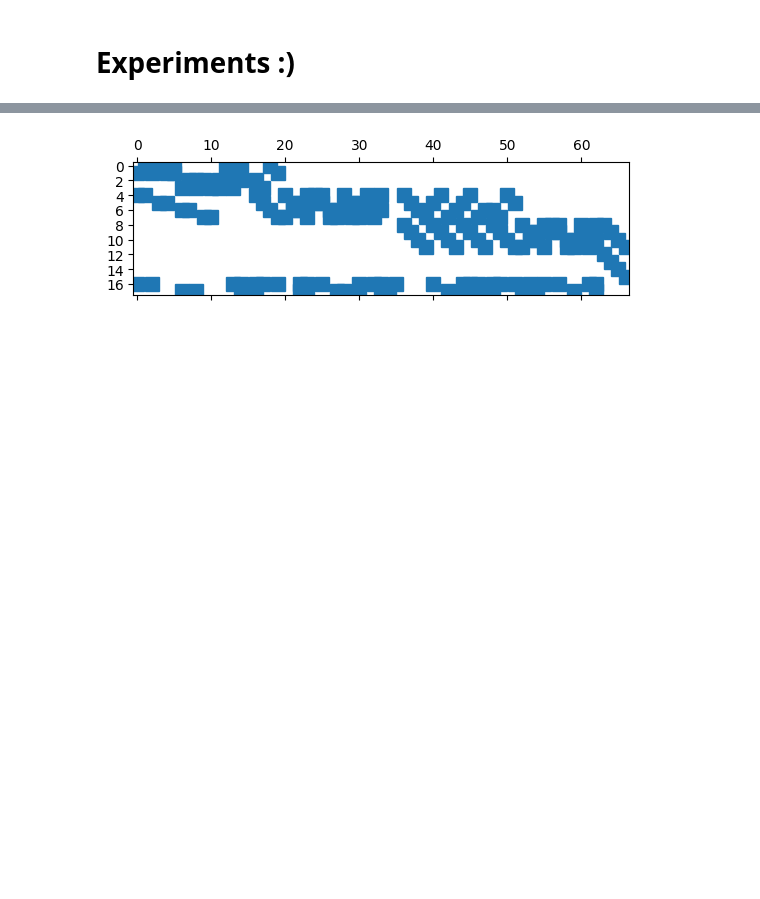
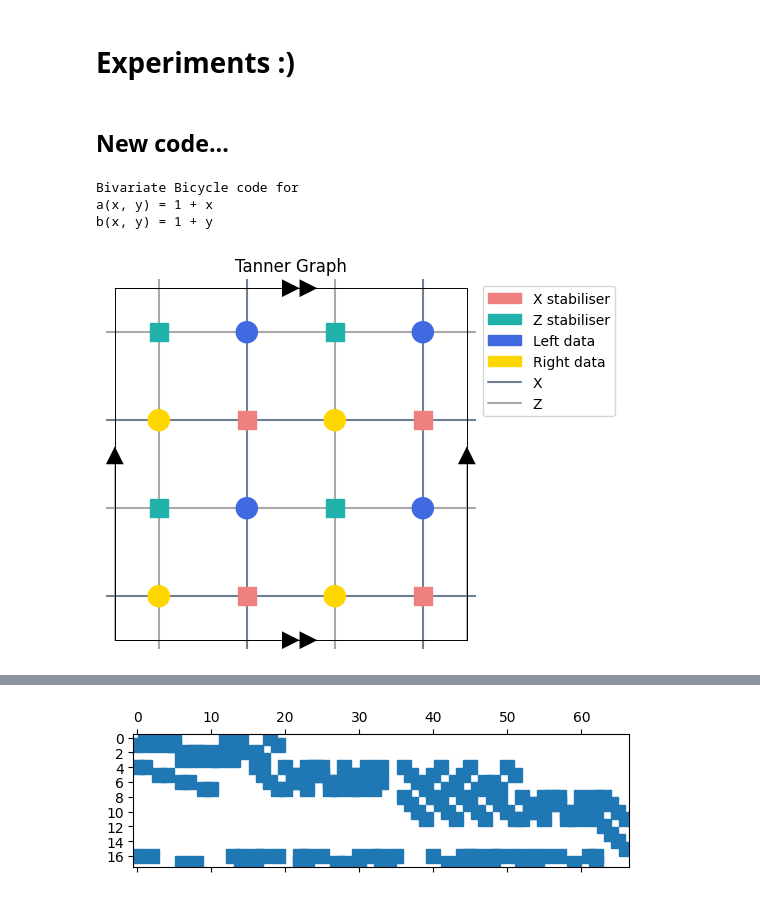
Before and after one commit to e-kneip/bbqudit, a Jupyter notebook: bbq/notebooks/circuit_level/circuit_level_construction.ipynb, the cells around one changed output, grey strips where cells are left out. Drawn from its saved outputs; the diff is of its cells as text; code cells hidden in the pictures; blank space fills up the shorter version.

```diff
--- a/bbq/notebooks/circuit_level/circuit_level_construction.ipynb
+++ b/bbq/notebooks/circuit_level/circuit_level_construction.ipynb
@@ -10,3 +11,19 @@ from matplotlib.patches import Rectangle, Circle, Polygon
 import galois
 from scipy.sparse import coo_matrix, hstack
 # from ldpc import bdosd_decoder
+# %% [markdown]
+## New code...
+# %%
+# Set up BB code
+
+field = Field(2)
+x, y = Monomial(field, 'x'), Monomial(field, 'y')
+a, b = 1 + x, 1 + y
+bb = BivariateBicycle(a, b, 2, 2, 1)
+print(bb)
+bb.draw()
+# %% [output]
+Bivariate Bicycle code for
+a(x, y) = 1 + x
+b(x, y) = 1 + y
+[figure, added]
```
Also changed, not shown: parts of 6 cells of this notebook, 5 other files.
